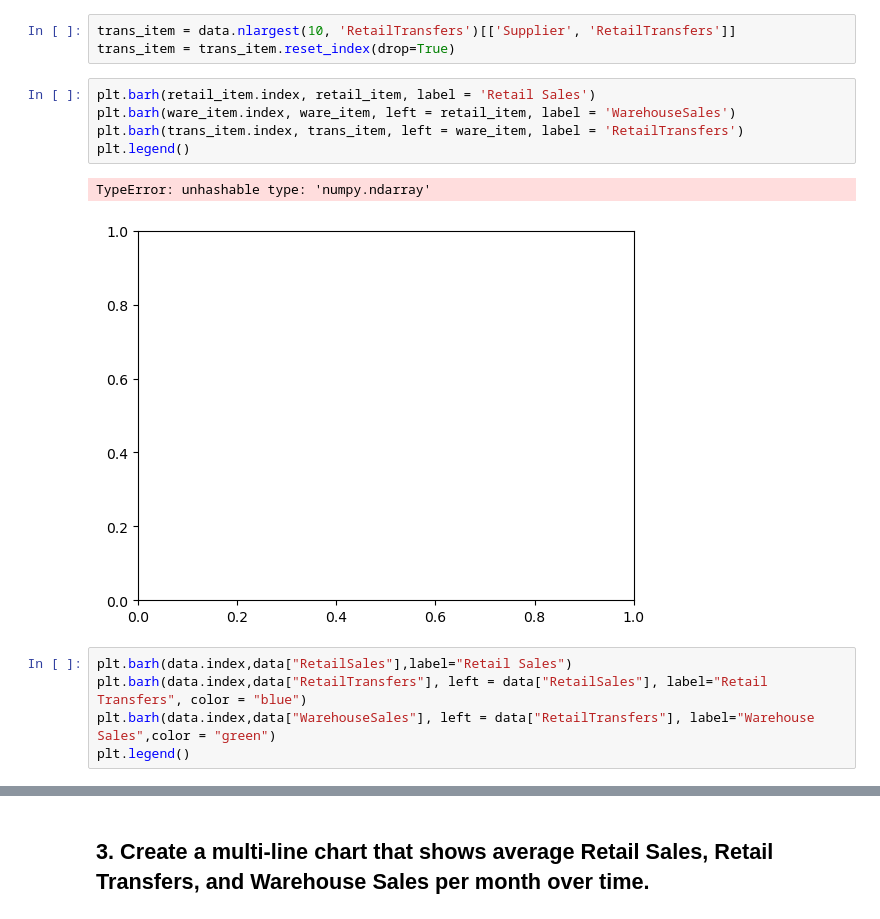
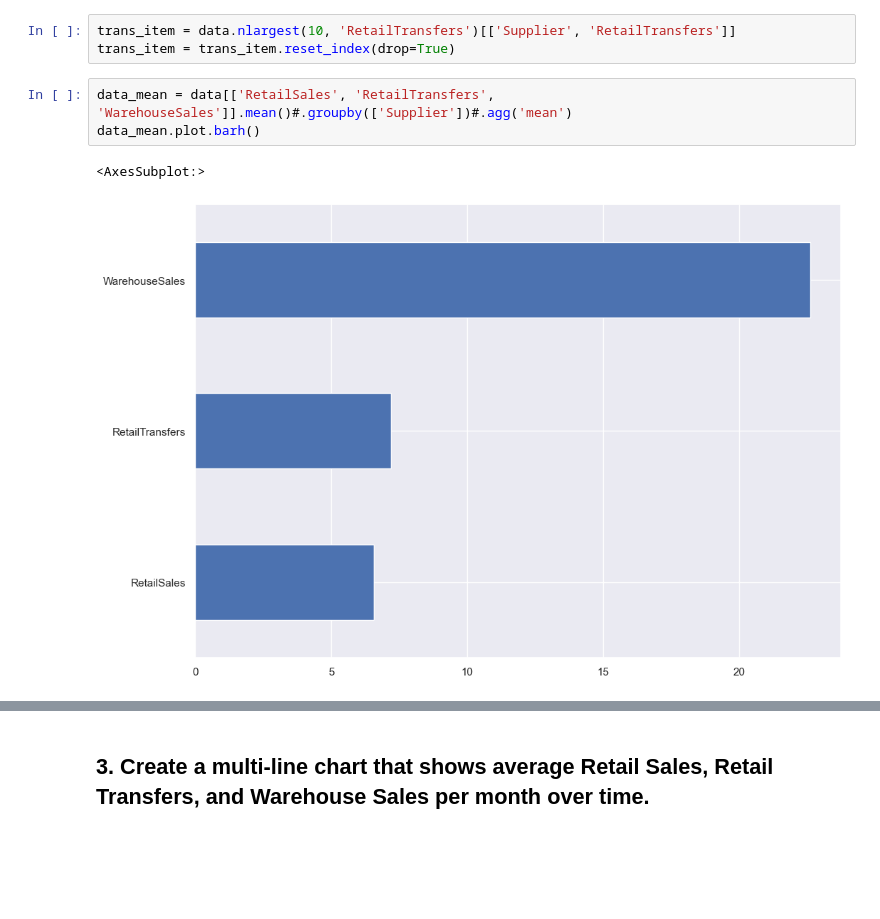
Before and after one commit to EljMorgan/LABS, a Jupyter notebook: Module2/Lab_2_ Plotting-Multiple-Data-Series/main.ipynb, the cells around one changed output, grey strips where cells are left out. Drawn from its saved outputs; the diff is of its cells as text; blank space fills up the shorter version.

```diff
--- a/Module2/Lab_2_ Plotting-Multiple-Data-Series/main.ipynb
+++ b/Module2/Lab_2_ Plotting-Multiple-Data-Series/main.ipynb
@@ -65,19 +64,12 @@ ware_item = ware_item.reset_index(drop=True)
 # %%
 trans_item = data.nlargest(10, 'RetailTransfers')[['Supplier', 'RetailTransfers']]
 trans_item = trans_item.reset_index(drop=True)
-# %%
-plt.barh(retail_item.index, retail_item, label = 'Retail Sales')
-plt.barh(ware_item.index, ware_item, left = retail_item, label = 'WarehouseSales')
-plt.barh(trans_item.index, trans_item, left = ware_item, label = 'RetailTransfers')
-plt.legend()
-# %% [output]
-TypeError: unhashable type: 'numpy.ndarray'
-[figure, removed]
-# %%
-plt.barh(data.index,data["RetailSales"],label="Retail Sales")
-plt.barh(data.index,data["RetailTransfers"], left = data["RetailSales"], label="Retail Transfers", color = "blue")
-plt.barh(data.index,data["WarehouseSales"], left = data["RetailTransfers"], label="Warehouse Sales",color = "green")
-plt.legend()
+# %%
+data_mean = data[['RetailSales', 'RetailTransfers', 'WarehouseSales']].mean()#.groupby(['Supplier'])#.agg('mean')
+data_mean.plot.barh()
+# %% [output]
+<AxesSubplot:>
+[figure, added]
 # %%
 pdList = [retail_item, ware_item,trans_item]
 new_df = pd.concat(pdList, ignore_index=True).fillna(0)
```
Also changed, not shown: parts of 13 cells of this notebook.
